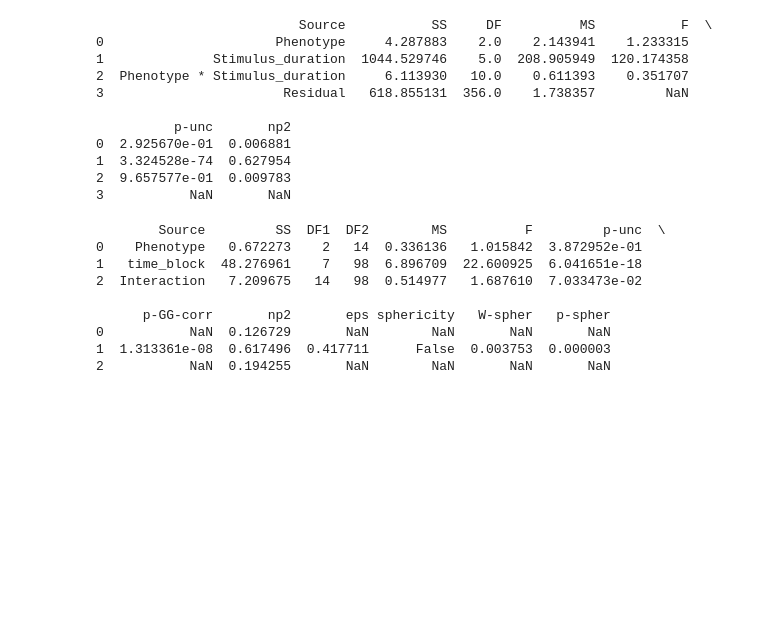
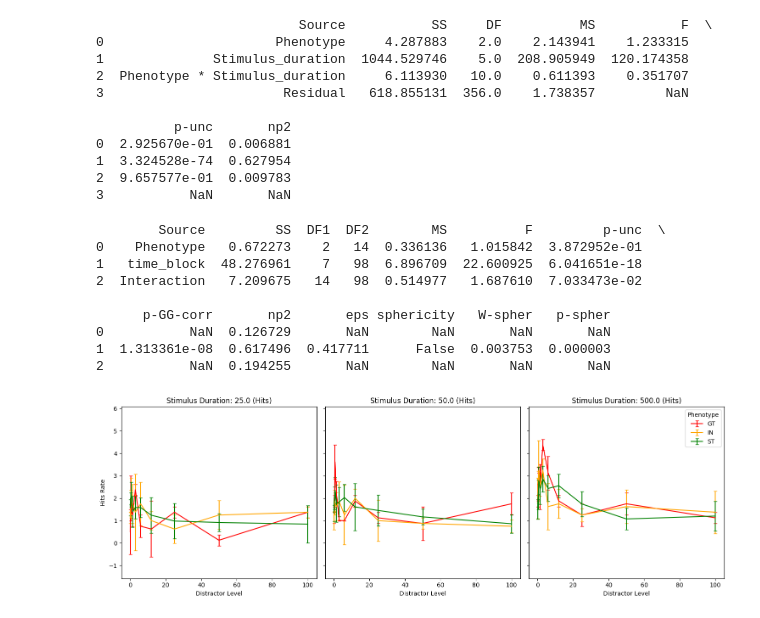
Before and after one commit to Frederichg/NoemieSFN, a Jupyter notebook: DATA/SAT9surrond_hits.ipynb, the cells around one changed output. Drawn from its saved outputs; the diff is of its cells as text; code cells hidden in the pictures; blank space fills up the shorter version.

```diff
--- a/DATA/SAT9surrond_hits.ipynb
+++ b/DATA/SAT9surrond_hits.ipynb
@@ -259,3 +259,89 @@ print(anova_results)
 0           NaN  0.126729       NaN        NaN       NaN       NaN
 1  1.313361e-08  0.617496  0.417711      False  0.003753  0.000003
 2           NaN  0.194255       NaN        NaN       NaN       NaN
+# %%
+import pandas as pd
+import matplotlib.pyplot as plt
+import numpy as np
+
+# Load the Excel file and the 'Tidy_Hitmiss' sheet
+file_path = 'Sat9surrond.xlsx'
+xls = pd.ExcelFile(file_path)
+tidy_hitmiss_df = pd.read_excel(xls, sheet_name='Tidy_Hitmiss')
+
+# Filter out necessary data
+stimulus_durations = tidy_hitmiss_df['stimulus_duration'].unique()
+phenotypes = tidy_hitmiss_df['phenotype'].unique()
+
+# Prepare a dictionary to map phenotypes to colors
+colors = {'ST': 'green', 'IN': 'orange', 'GT': 'red'}
+
+# Prepare to calculate the mean and standard deviation for each combination (using Misses)
+grouped_misses_data = tidy_hitmiss_df.groupby(['stimulus_duration', 'Distractor_level', 'phenotype']).agg({
+    'Hits': ['mean', 'std']
+}).reset_index()
+
+# Prepare for plotting Misses
+fig, axs = plt.subplots(1, len(stimulus_durations), figsize=(15, 5), sharey=True)
+
+# Set common Y limit for all graphs for Misses
+y_min_misses = grouped_misses_data['Hits']['mean'].min() - grouped_misses_data['Hits']['std'].max()
+y_max_misses = grouped_misses_data['Hits']['mean'].max() + grouped_misses_data['Hits']['std'].max()
+
+# Plot each stimulus duration for Misses in separate subplots
+for i, duration in enumerate(stimulus_durations):
+    ax = axs[i]
+
+    # Filter the data for the current stimulus duration
+    duration_data = grouped_misses_data[grouped_misses_data['stimulus_duration'] == duration]
+
+    # Plot each phenotype line for Misses
+    for phenotype in phenotypes:
+        phenotype_data = duration_data[duration_data['phenotype'] == phenotype]
+        ax.errorbar(phenotype_data['Distractor_level'],
+                    phenotype_data['Hits']['mean'],
+                    yerr=phenotype_data['Hits']['std'],
+                    label=phenotype,
+                    color=colors[phenotype],
+                    capsize=3)
+
+    # Set axis labels and title
+    ax.set_xlabel('Distractor Level')
+    ax.set_title(f'Stimulus Duration: {duration} (Hits)')
+    ax.set_ylim([y_min_misses, y_max_misses])
+
+# Set common Y label
+axs[0].set_ylabel('Hits Rate')
+
+# Add legend and adjust layout
+axs[-1].legend(title='Phenotype')
+plt.tight_layout()
+plt.show()
+
+# Now for the merged data for Misses (ignoring stimulus duration distinction)
+merged_misses_data = tidy_hitmiss_df.groupby(['Distractor_level', 'phenotype']).agg({
+    'Hits': ['mean', 'std']
+}).reset_index()
+
+# Plot the merged data for Misses
+plt.figure(figsize=(5, 5))
+
+for phenotype in phenotypes:
+    phenotype_data = merged_misses_data[merged_misses_data['phenotype'] == phenotype]
+    plt.errorbar(phenotype_data['Distractor_level'],
+                 phenotype_data['Hits']['mean'],
+                 yerr=phenotype_data['Hits']['std'],
+                 label=phenotype,
+                 color=colors[phenotype],
+                 capsize=3)
+
+plt.xlabel('Distractor Level')
+plt.ylabel('Hits Rate')
+plt.ylim([y_min_misses, y_max_misses])
+plt.xscale('log')
+plt.title('Merged Stimulus Durations (Hits)')
+plt.legend(title='Phenotype')
+plt.tight_layout()
+plt.show()
+# %% [output]
+[figure, added]
```
Also changed, not shown: parts of 1 cell of this notebook, 5 other files.
